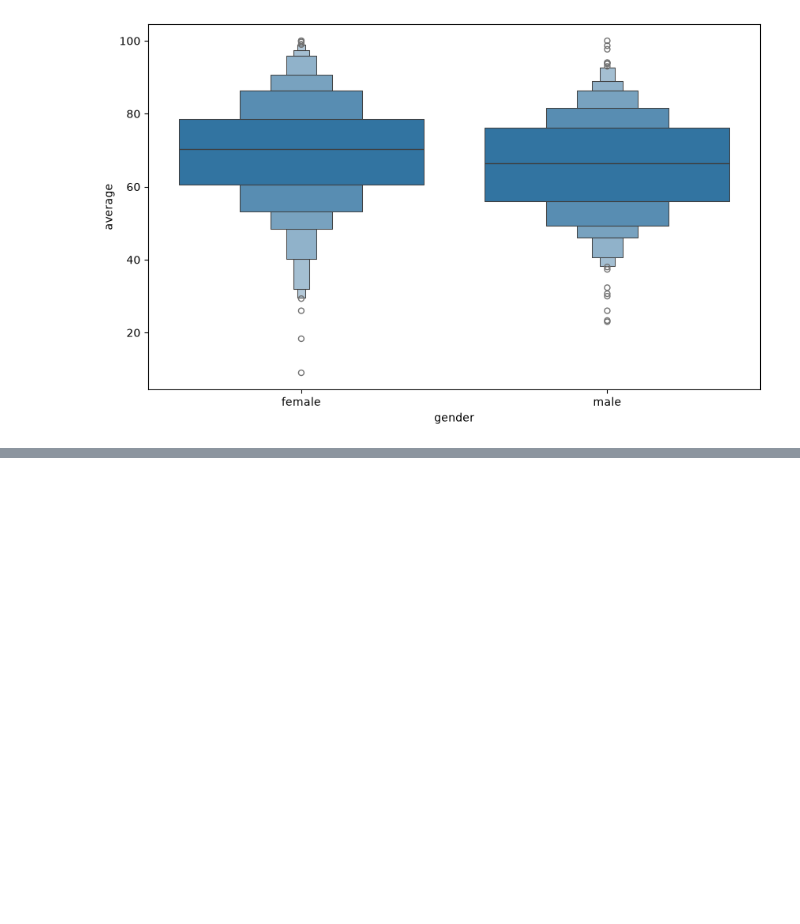
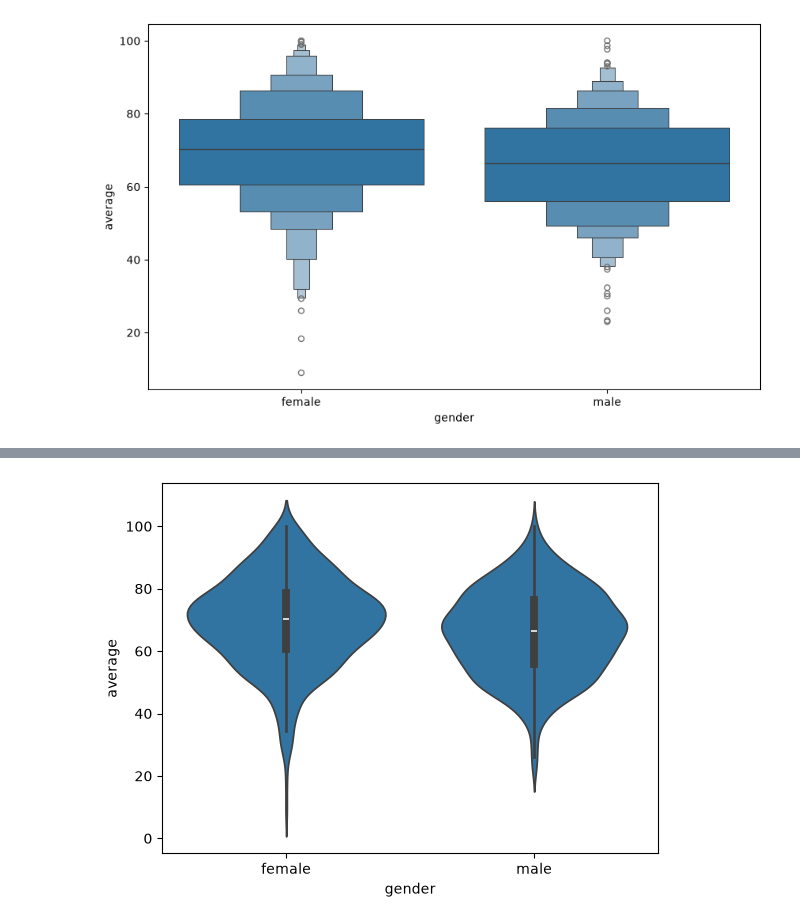
Before and after one commit to Adrinaesf/Generic-ML-Project, a Jupyter notebook: notebooks/4. DATA VISUALIZATION.ipynb, the cells around one changed output, grey strips where cells are left out. Cells and saved outputs as stored; diff of their text form; code cells hidden in the pictures; blank space fills up the shorter version.

Commit message:
Studied violinplots

```diff
--- a/notebooks/4. DATA VISUALIZATION.ipynb
+++ b/notebooks/4. DATA VISUALIZATION.ipynb
@@ -396,0 +408,10 @@ plt.show()
+# %%
+sns.violinplot(
+    data=df,
+    x="gender",
+    y="average"
+)
+
+plt.show()
+# %% [output]
+[figure, added]
```
Also changed, not shown: parts of 1 cell of this notebook.
